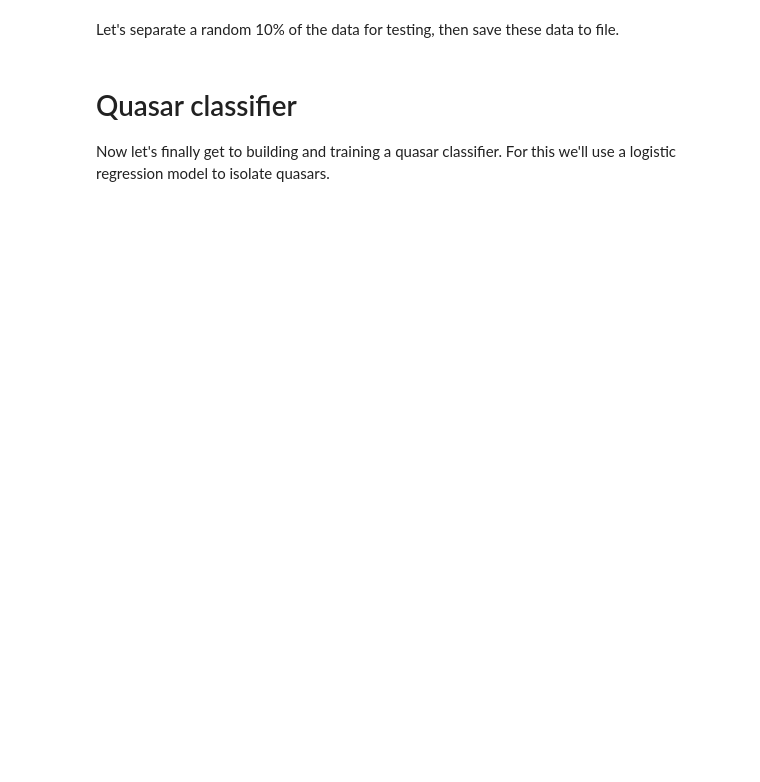
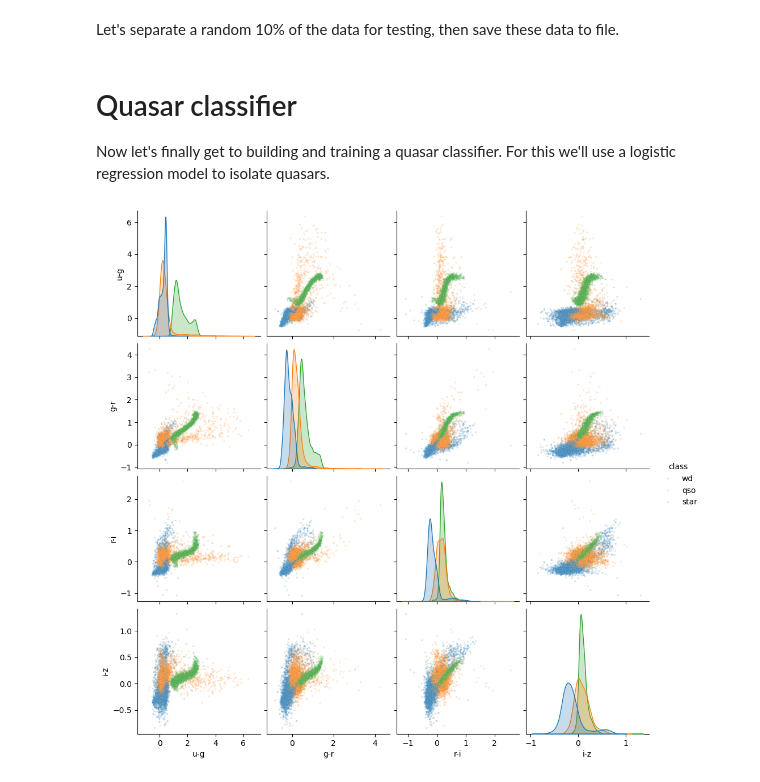
Before and after one commit to maxisi/bfarr-comp-phys-25, a Jupyter notebook: notebooks/Logistic Regression w SDSS.ipynb, the cells around one changed output. Saved outputs shown, nothing was run; the diff lists cells and outputs as text; code cells hidden in the pictures; blank space fills up the shorter version.

```diff
--- a/notebooks/Logistic Regression w SDSS.ipynb
+++ b/notebooks/Logistic Regression w SDSS.ipynb
@@ -99,2 +232,7 @@ We'll cycle through the dataframes we have and add columns containing these colo
+# %%
+for cs in colors:
+    c1, c2 = cs.split('-')
+    for df in [stars, wds, qsos]:
+        df[cs] = df[f'{c1}_mag'] - df[f'{c2}_mag']
 # %% [markdown]
 Let's how the data look in color space.
@@ -102,3 +244,10 @@ Let's how the data look in color space.
 Much more interesting!
 
 Finally, lets add a column to each dataframe containing object classes, concatenate the frames (only keeping the color quantities and classification), shuffle it, and write it to file.
+# %%
+stars['class'] = 'star'
+wds['class'] = 'wd'
+qsos['class'] = 'qso'
+# %%
+training = pd.concat([df[colors+['class']] for df in [stars, wds, qsos]])
+training
@@ -105,9 +268,9 @@ Finally, lets add a column to each dataframe containing object classes, concaten
 # %% [markdown]
 Let's separate a random 10% of the data for testing, then save these data to file.
 # %%
-training = ...   # shuffle and reset the counting index
-testing = ...    # take 20% of the data for testing
-training = ...   # drop the testing data from the training data
+training = training.sample(frac=1).reset_index(drop=True)   # shuffle and reset the counting index
+testing = training.sample(frac=0.2)    # take 20% of the data for testing
+training = training.drop(testing.index)  # drop the testing data from the training data
 
 training.to_csv('../cache/SDSS_training.csv', index=False)  # write to file
 testing.to_csv('../cache/SDSS_testing.csv', index=False)    # write to file
@@ -115,3 +278,7 @@ testing.to_csv('../cache/SDSS_testing.csv', index=False)    # write to file
 # Quasar classifier
 
 Now let's finally get to building and training a quasar classifier.  For this we'll use a logistic regression model to isolate quasars.
+# %%
+sns.pairplot(training, hue='class', plot_kws={'s':5, 'alpha': 0.2});
+# %% [output]
+[figure, added]
```
Also changed, not shown: parts of 23 cells of this notebook.
